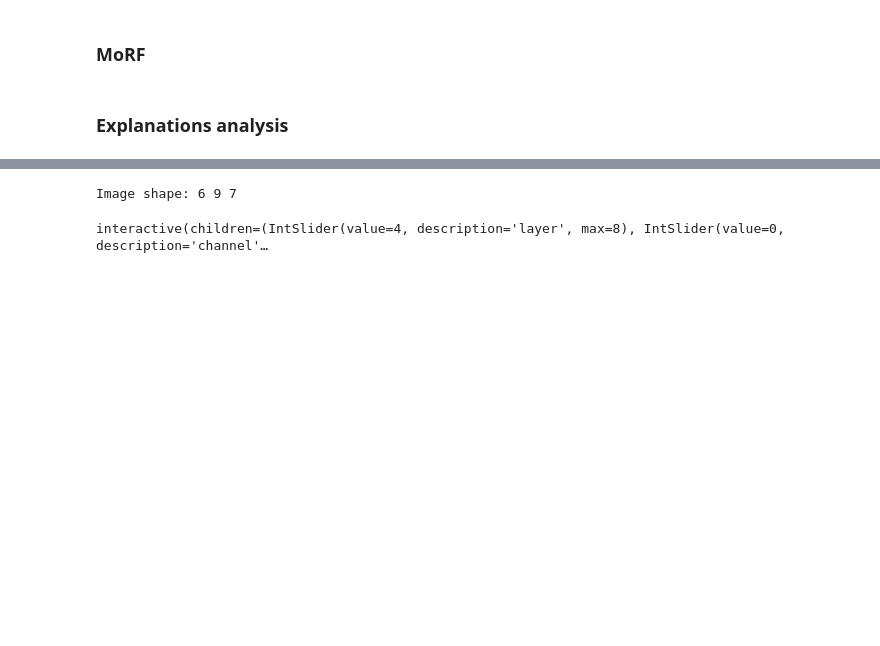
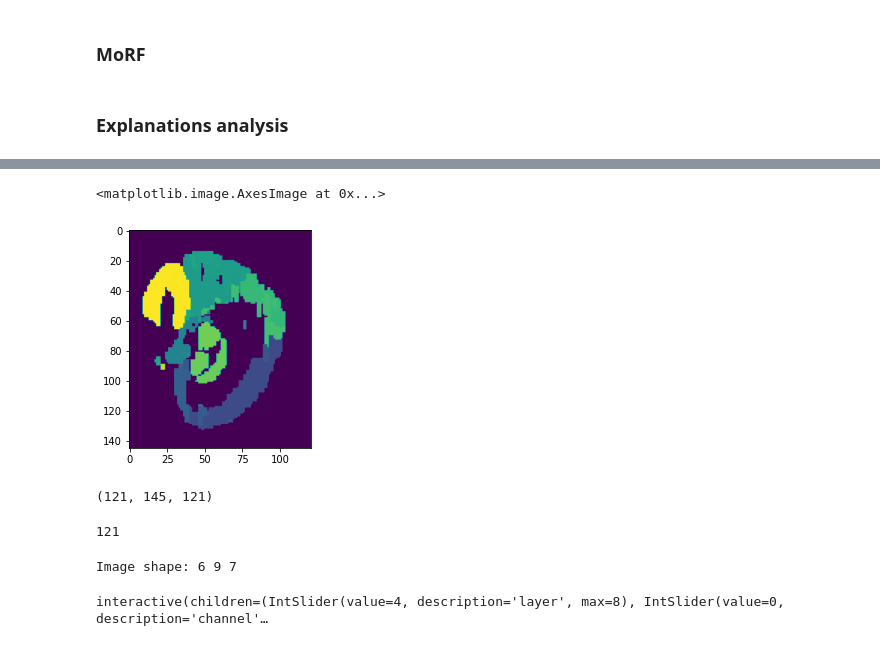
Before and after one commit to cosasha97/interpretability-dl-ndd, a Jupyter notebook: experiments.ipynb, the cells around one changed output, grey strips where cells are left out. Drawn from its saved outputs; the diff is of its cells as text; code cells hidden in the pictures; blank space fills up the shorter version.

```diff
--- a/experiments.ipynb
+++ b/experiments.ipynb
@@ -524,3 +528,16 @@ len(np.unique(data))
+# %%
+plt.imshow(data[50,:,:])
+# %% [output]
+<matplotlib.image.AxesImage at 0x...>
+[figure, added]
+# %%
+data.shape
+# %% [output]
+(121, 145, 121)
+# %%
+len(np.unique(data))
+# %% [output]
+121
 # %%
 # average map
 path = '/network/lustre/dtlake01/aramis/users/sasha.collin/interpretability-dl-ndd/results/models/model_19/attribution_maps/GC/val/age'
```
Also changed, not shown: parts of 44 cells of this notebook, 3 other files.
